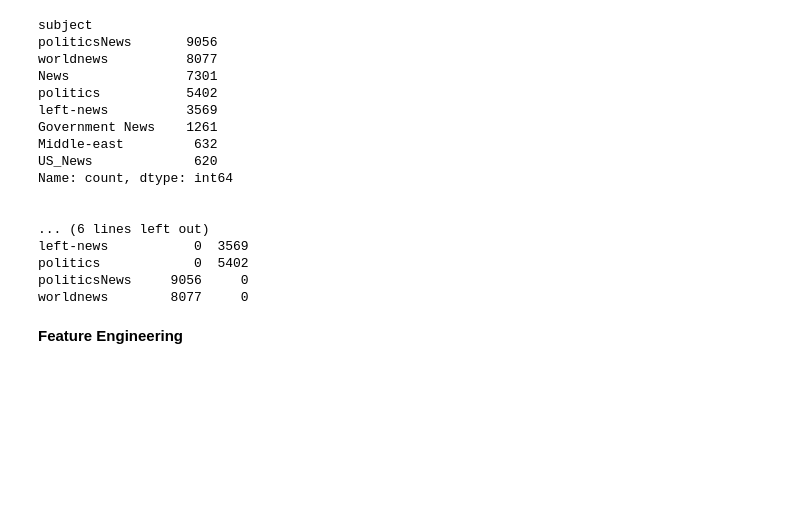
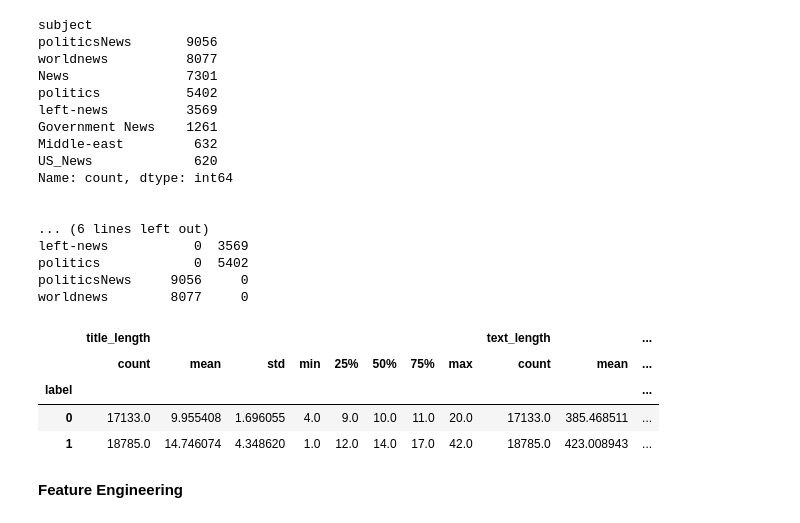
Before and after one commit to rhiats/Fake-News-Detection, a Jupyter notebook: Fake_News_Detection.ipynb, the cells around one changed output. Saved outputs shown, nothing was run; the diff lists cells and outputs as text; code cells hidden in the pictures; blank space fills up the shorter version.

Commit message:
Article length comparison

```diff
--- a/Fake_News_Detection.ipynb
+++ b/Fake_News_Detection.ipynb
@@ -174,6 +174,30 @@ left-news           0  3569
 politics            0  5402
 politicsNews     9056     0
 worldnews        8077     0
+# %%
+#Article Length
+
+train_df["title_length"] = (
+    train_df["title"]
+    .str.split()
+    .str.len()
+)
+
+train_df["text_length"] = (
+    train_df["text"]
+    .str.split()
+    .str.len()
+)
+
+train_df.groupby("label")[
+    ["title_length", "text_length"]
+].describe()
+# %% [output]
+|  | title_length |  |  |  |  |  |  |  | text_length |  | ... |
+|  | count | mean | std | min | 25% | 50% | 75% | max | count | mean | ... |
+| label |  |  |  |  |  |  |  |  |  |  | ... |
+| 0 | 17133.0 | 9.955408 | 1.696055 | 4.0 | 9.0 | 10.0 | 11.0 | 20.0 | 17133.0 | 385.468511 | ... |
+| 1 | 18785.0 | 14.746074 | 4.348620 | 1.0 | 12.0 | 14.0 | 17.0 | 42.0 | 18785.0 | 423.008943 | ... |
 # %% [markdown]
 **Feature Engineering**
 # %% [markdown]
```
